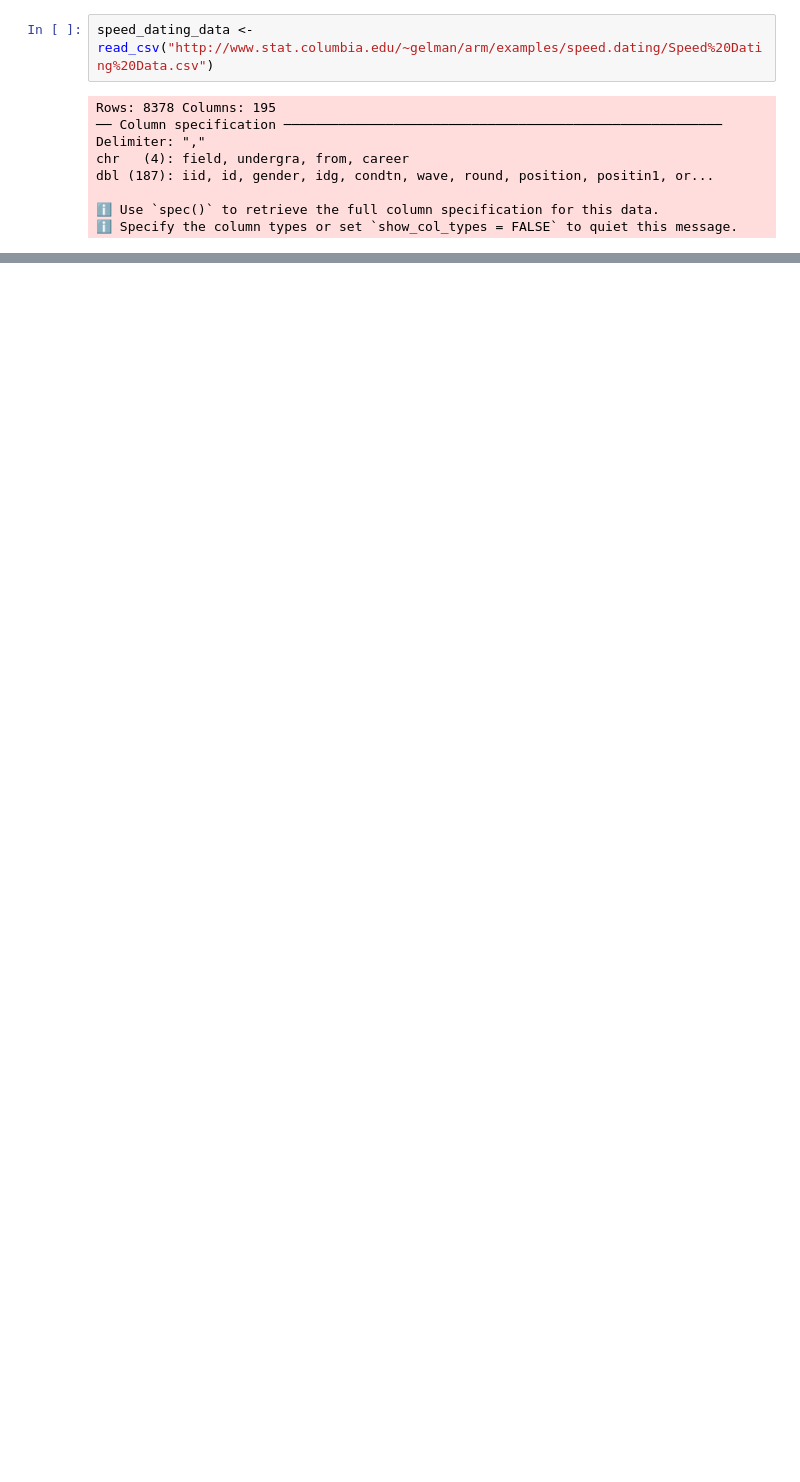
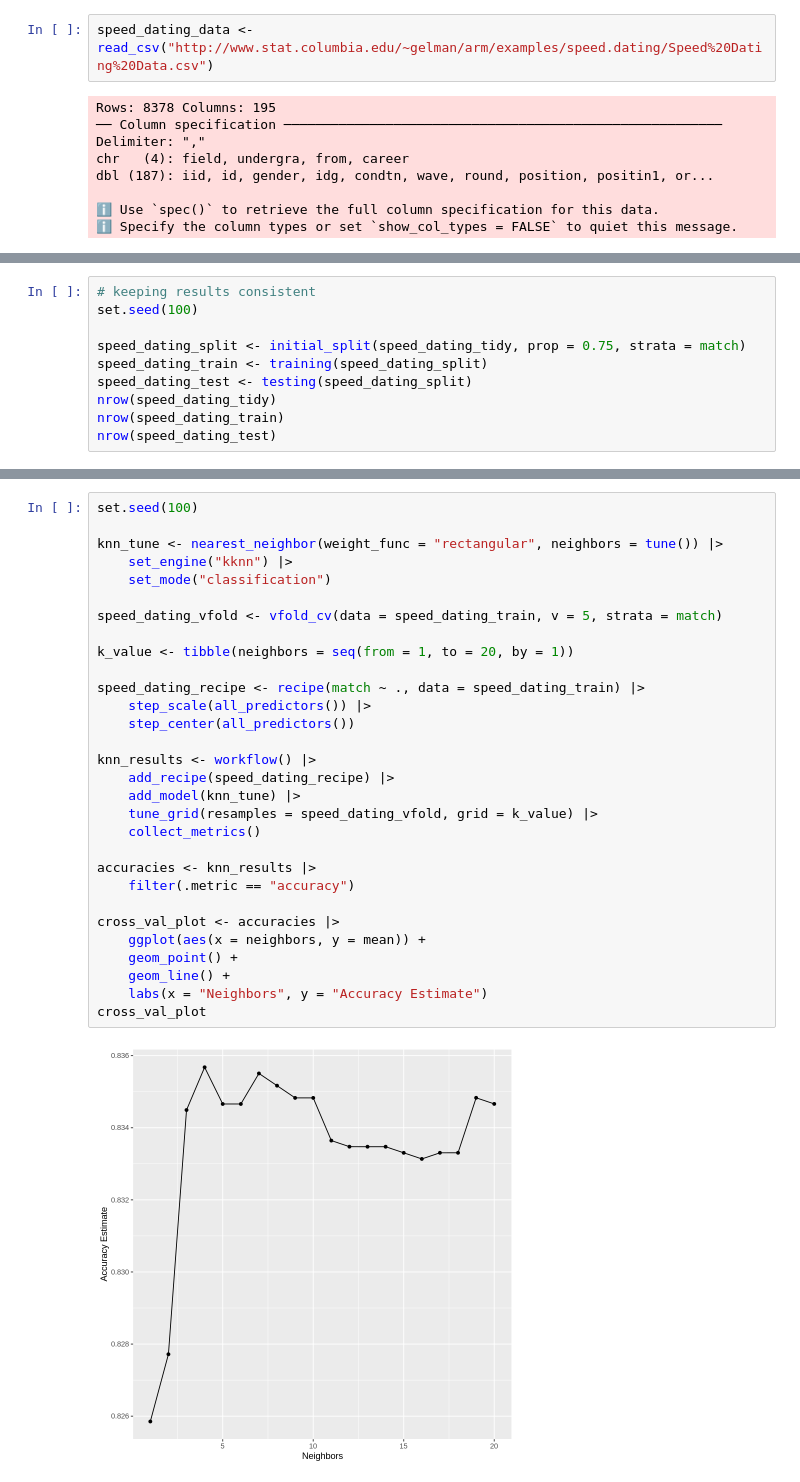
Before and after one commit to LotsaChai/toy-ds-project, a Jupyter notebook: DSCI Group Project Proposal.ipynb, the cells around one changed output, grey strips where cells are left out. Cells and saved outputs as stored; diff of their text form; blank space fills up the shorter version.

Commit message:
Created Prediction Model

```diff
--- a/DSCI Group Project Proposal.ipynb
+++ b/DSCI Group Project Proposal.ipynb
@@ -85,0 +84,10 @@ A tibble: 551 × 11
+# %%
+# keeping results consistent
+set.seed(100)
+
+speed_dating_split <- initial_split(speed_dating_tidy, prop = 0.75, strata = match)
+speed_dating_train <- training(speed_dating_split)
+speed_dating_test <- testing(speed_dating_split)
+nrow(speed_dating_tidy)
+nrow(speed_dating_train)
+nrow(speed_dating_test)
@@ -85,0 +98,32 @@ A tibble: 551 × 11
+# %%
+set.seed(100)
+
+knn_tune <- nearest_neighbor(weight_func = "rectangular", neighbors = tune()) |>
+    set_engine("kknn") |>
+    set_mode("classification")
+
+speed_dating_vfold <- vfold_cv(data = speed_dating_train, v = 5, strata = match)
+
+k_value <- tibble(neighbors = seq(from = 1, to = 20, by = 1))
+
+speed_dating_recipe <- recipe(match ~ ., data = speed_dating_train) |>
+    step_scale(all_predictors()) |>
+    step_center(all_predictors())
+
+knn_results <- workflow() |>
+    add_recipe(speed_dating_recipe) |>
+    add_model(knn_tune) |>
+    tune_grid(resamples = speed_dating_vfold, grid = k_value) |>
+    collect_metrics()
+
+accuracies <- knn_results |>
+    filter(.metric == "accuracy")
+
+cross_val_plot <- accuracies |>
+    ggplot(aes(x = neighbors, y = mean)) +
+    geom_point() +
+    geom_line() +
+    labs(x = "Neighbors", y = "Accuracy Estimate")
+cross_val_plot
+# %% [output]
+[figure, added]
```
Also changed, not shown: parts of 5 cells of this notebook.
